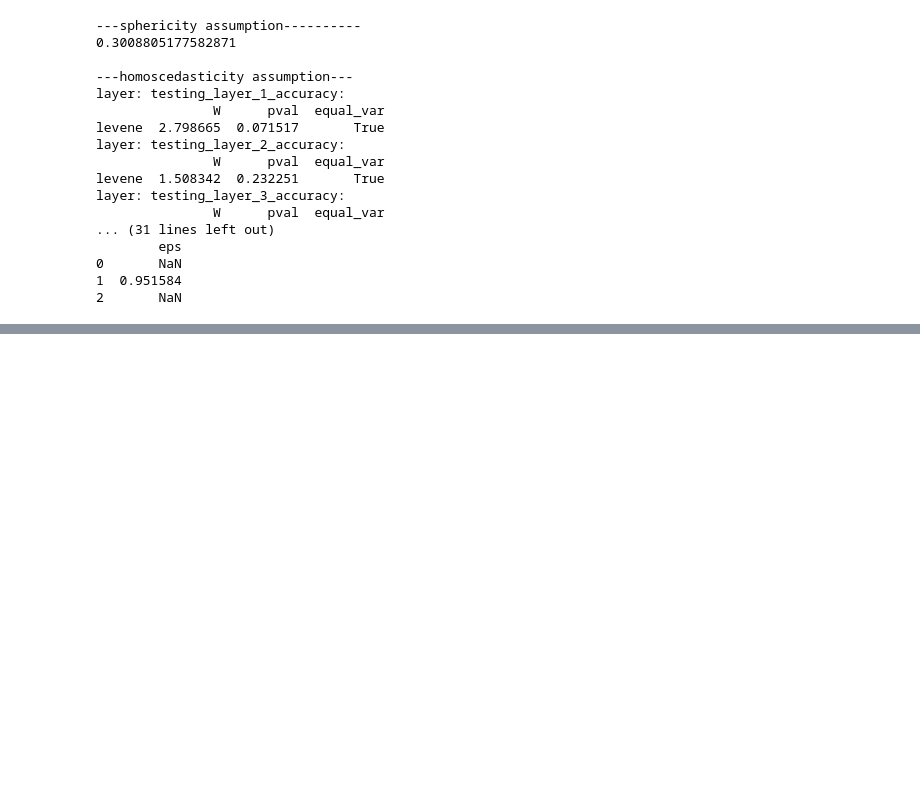
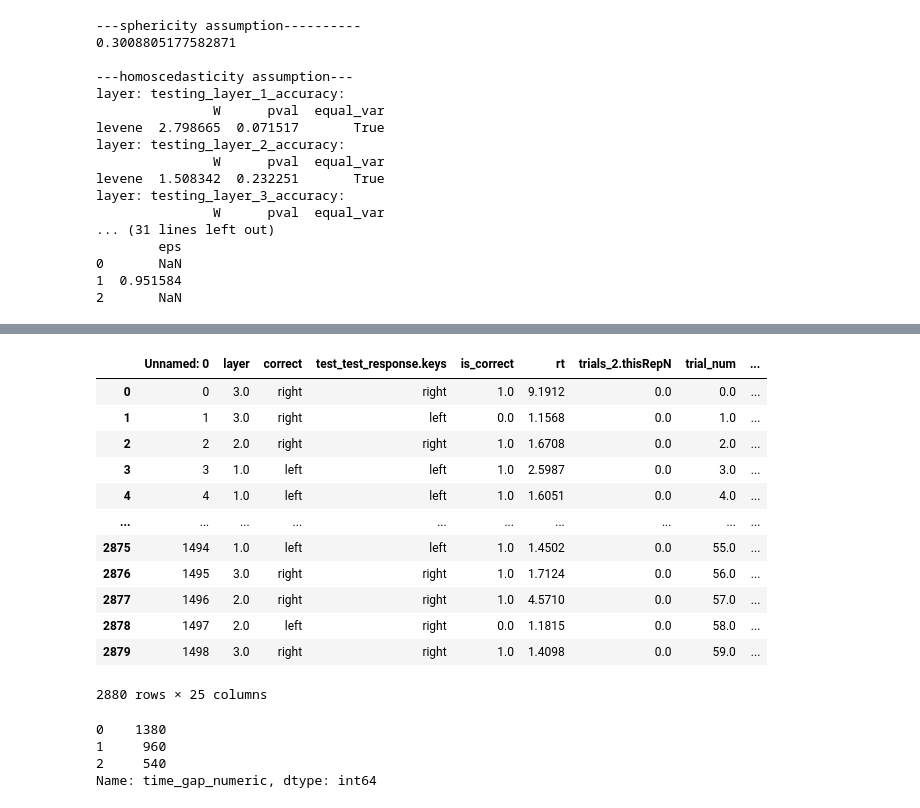
Before and after one commit to edenjenzohar/Visual-memory-task, a Jupyter notebook: analysis/all_time_gaps_anaylsis.ipynb, the cells around one changed output, grey strips where cells are left out. Saved outputs shown, nothing was run; the diff lists cells and outputs as text; code cells hidden in the pictures; blank space fills up the shorter version.

```diff
--- a/analysis/all_time_gaps_anaylsis.ipynb
+++ b/analysis/all_time_gaps_anaylsis.ipynb
@@ -402,0 +428,31 @@ layer: testing_layer_3_accuracy:
+# %%
+all_valid_test_df_long_format.rename(columns={'test_test_response.corr':'is_correct','test_test_response.rt':'rt','trials_2.thisTrialN':'trial_num'},inplace=True)
+
+#taken from the create_rmd script: (our defitnions of 3 similarity levels across the network heirarchy)
+#levels = [['level_0'],['level_1','level_2','level_3'],['level_4','level_5','level_6']]
+#create grouped sim values:
+all_valid_test_df_long_format['sim_layer_1']=all_valid_test_df_long_format['level_0']
+all_valid_test_df_long_format['sim_layer_2']=all_valid_test_df_long_format[['level_1','level_2','level_3']].mean(axis=1)
+all_valid_test_df_long_format['sim_layer_3']=all_valid_test_df_long_format[['level_4','level_5','level_6']].mean(axis=1)
+# %% [output]
+|  | Unnamed: 0 | layer | correct | test_test_response.keys | is_correct | rt | trials_2.thisRepN | trial_num | ... |
+| 0 | 0 | 3.0 | right | right | 1.0 | 9.1912 | 0.0 | 0.0 | ... |
+| 1 | 1 | 3.0 | right | left | 0.0 | 1.1568 | 0.0 | 1.0 | ... |
+| 2 | 2 | 2.0 | right | right | 1.0 | 1.6708 | 0.0 | 2.0 | ... |
+| 3 | 3 | 1.0 | left | left | 1.0 | 2.5987 | 0.0 | 3.0 | ... |
+| 4 | 4 | 1.0 | left | left | 1.0 | 1.6051 | 0.0 | 4.0 | ... |
+| ... | ... | ... | ... | ... | ... | ... | ... | ... | ... |
+| 2875 | 1494 | 1.0 | left | left | 1.0 | 1.4502 | 0.0 | 55.0 | ... |
+| 2876 | 1495 | 3.0 | right | right | 1.0 | 1.7124 | 0.0 | 56.0 | ... |
+| 2877 | 1496 | 2.0 | right | right | 1.0 | 4.5710 | 0.0 | 57.0 | ... |
+| 2878 | 1497 | 2.0 | left | right | 0.0 | 1.1815 | 0.0 | 58.0 | ... |
+| 2879 | 1498 | 3.0 | right | right | 1.0 | 1.4098 | 0.0 | 59.0 | ... |
+2880 rows × 25 columns
+# %%
+all_valid_test_df_long_format['time_gap_numeric']=all_valid_test_df_long_format['time_gap'].map({'pilot_same_day':'0','pilot_24_hours':'1','pilot_one_week':'2'})
+all_valid_test_df_long_format['time_gap_numeric'].value_counts()
+# %% [output]
+0    1380
+1     960
+2     540
+Name: time_gap_numeric, dtype: int64
```
Also changed, not shown: parts of 21 cells of this notebook, 1 other file.
